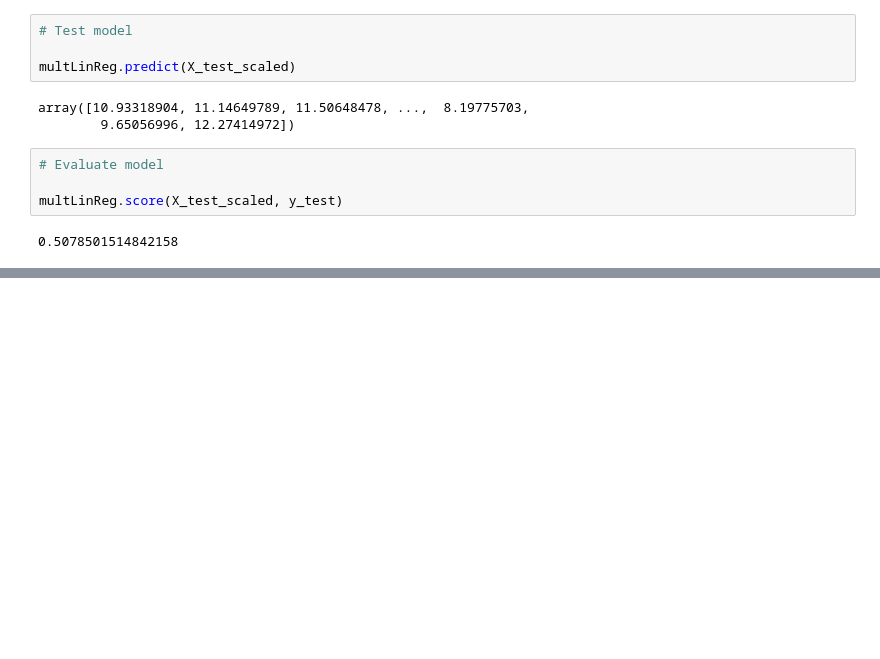
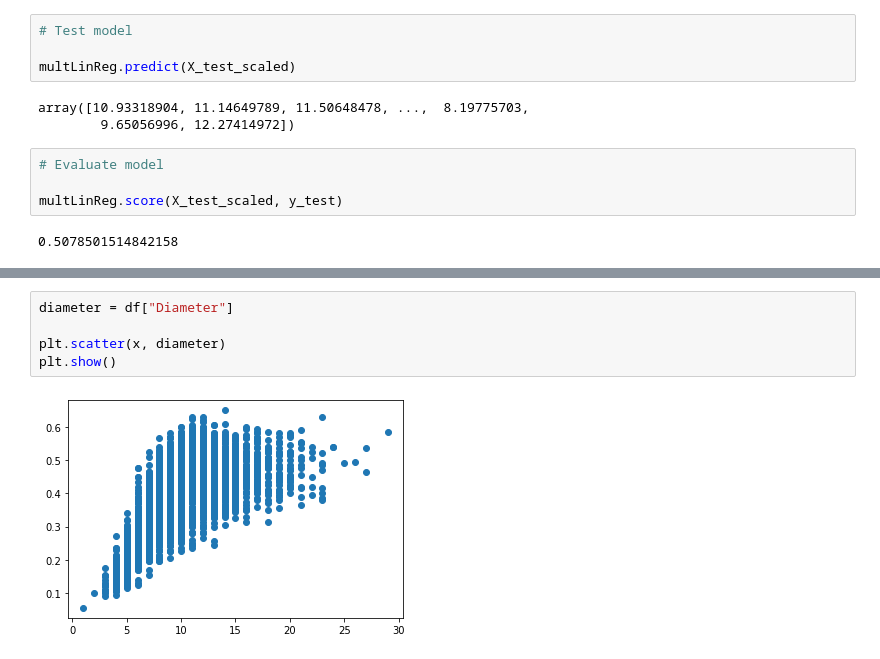
Before and after one commit to d0rtilla/AbaloneAgePredictionProject, a Jupyter notebook: Abalone_Age_Prediction.ipynb, the cells around one changed output, grey strips where cells are left out. Cells and saved outputs as stored; diff of their text form; blank space fills up the shorter version.

```diff
--- a/Abalone_Age_Prediction.ipynb
+++ b/Abalone_Age_Prediction.ipynb
@@ -121,0 +153,7 @@ multLinReg.score(X_test_scaled, y_test)
+# %%
+diameter = df["Diameter"]
+
+plt.scatter(x, diameter)
+plt.show()
+# %% [output]
+[figure, added]
```
Also changed, not shown: parts of 8 cells of this notebook.
